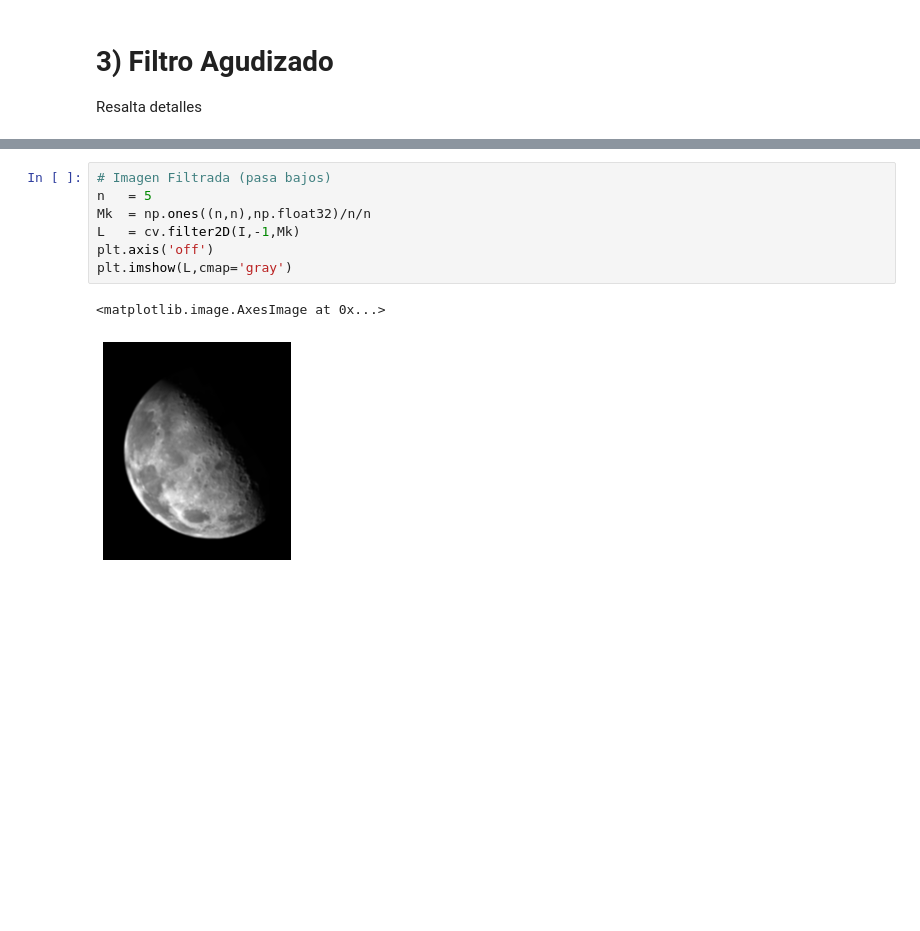
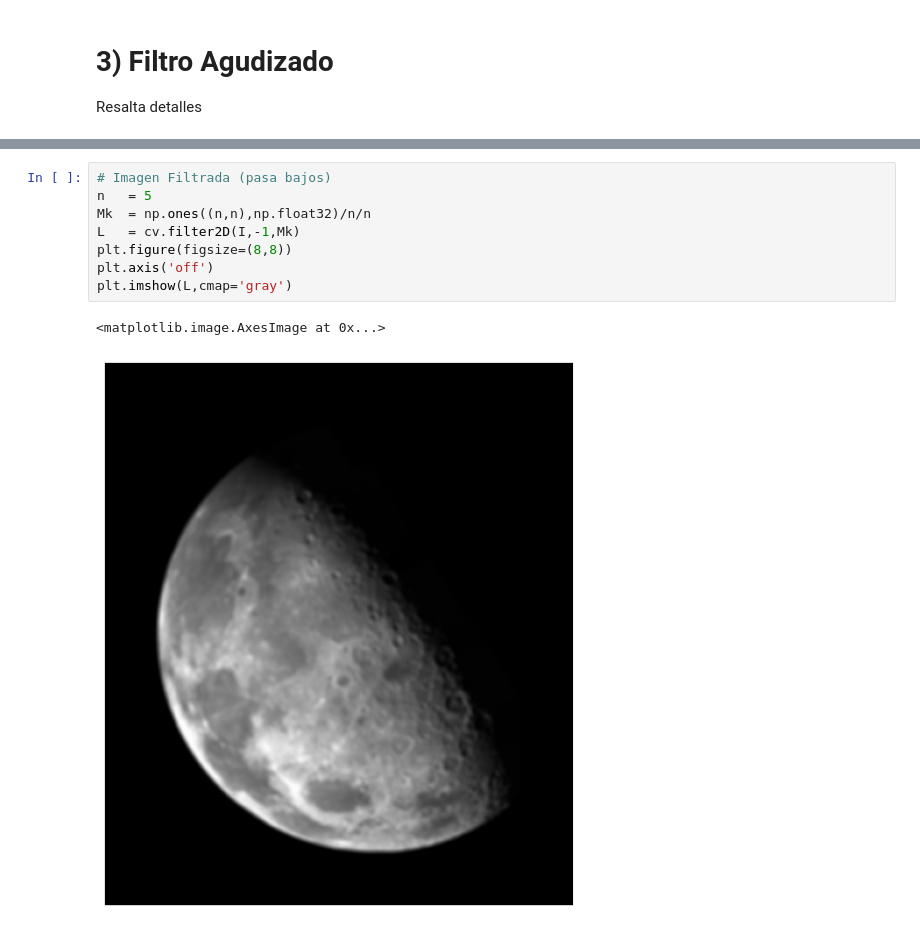
Before and after one commit to joseramoniglesias/EL442_Tratamiento_Senales, a Jupyter notebook: clases/Cap03_Mejoramiento_Espacial/Matlab_Python/TRAT03_Filtros_Mascaras.ipynb, the cells around one changed output, grey strips where cells are left out. Cells and saved outputs as stored; diff of their text form; blank space fills up the shorter version.

```diff
--- a/clases/Cap03_Mejoramiento_Espacial/Matlab_Python/TRAT03_Filtros_Mascaras.ipynb
+++ b/clases/Cap03_Mejoramiento_Espacial/Matlab_Python/TRAT03_Filtros_Mascaras.ipynb
@@ -183,13 +195,14 @@ plt.imshow(I,cmap='gray')
 # %%
 # Imagen Filtrada (pasa bajos)
 n   = 5
 Mk  = np.ones((n,n),np.float32)/n/n
 L   = cv.filter2D(I,-1,Mk)
+plt.figure(figsize=(8,8))
 plt.axis('off')
 plt.imshow(L,cmap='gray')
 # %% [output]
 <matplotlib.image.AxesImage at 0x...>
-[figure, old version]
+[figure, new version]
 # %%
 # Pasa Altos
 Id = I.astype(float)
```
Also changed, not shown: parts of 10 cells of this notebook, 1 other file.
